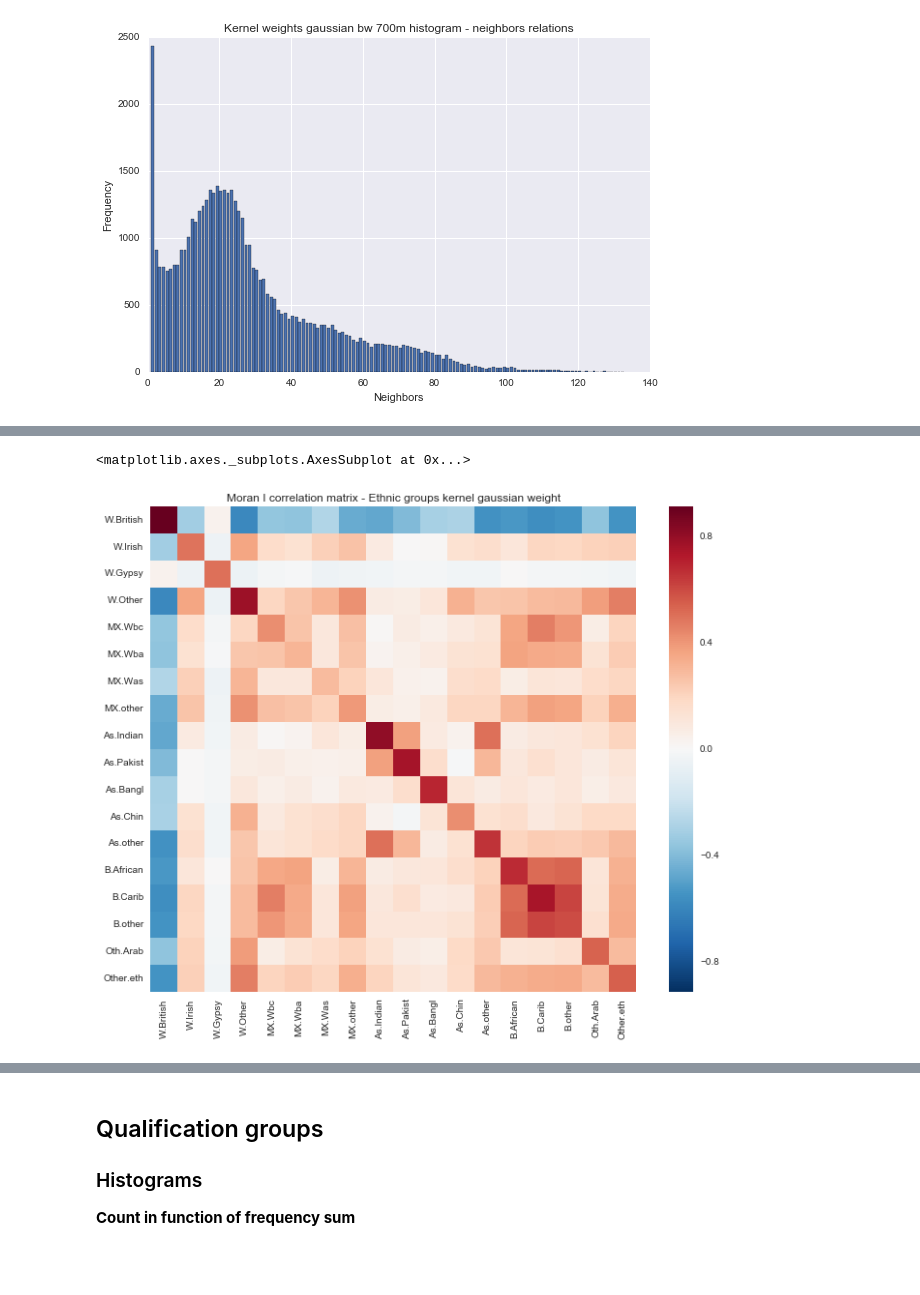
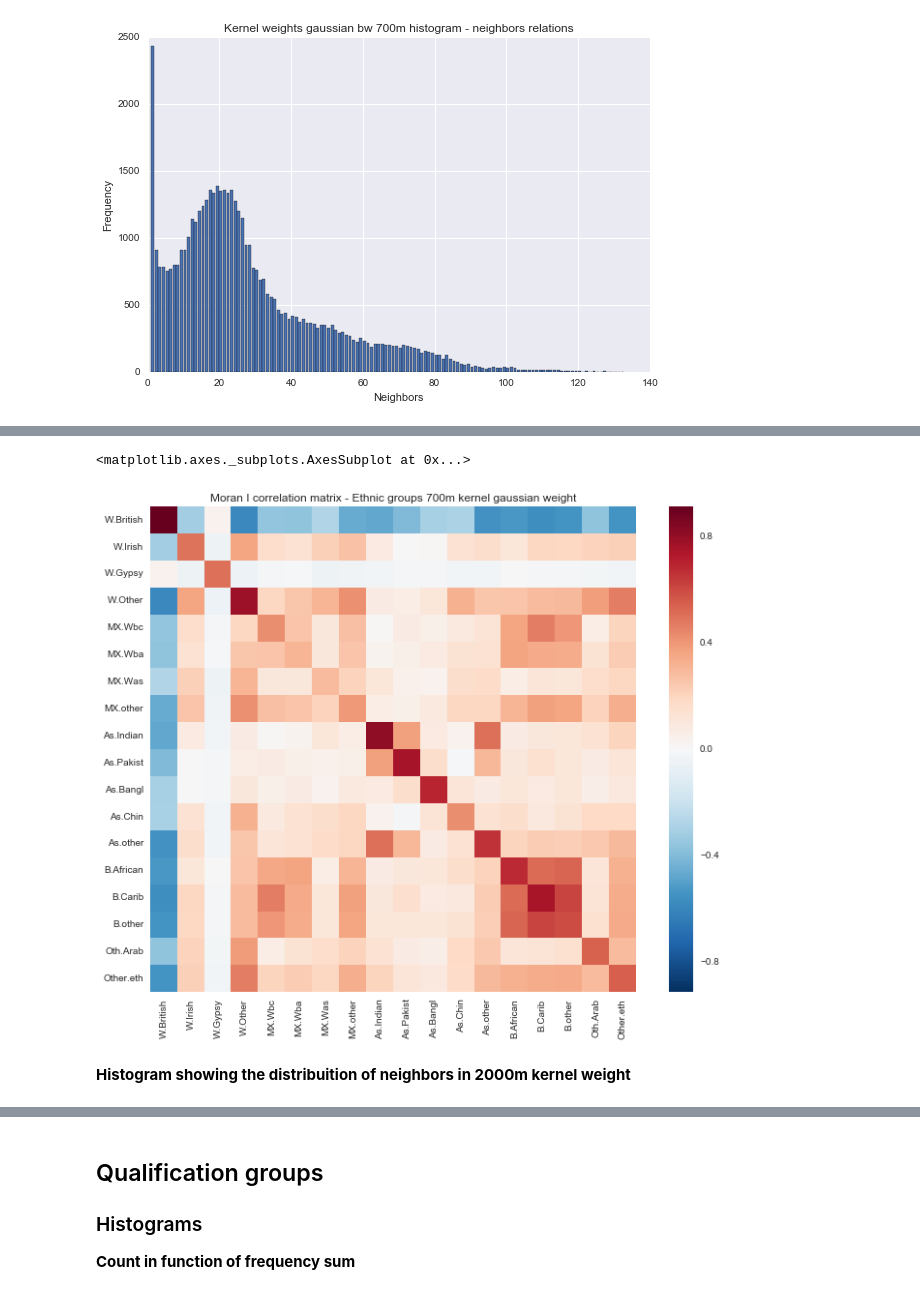
Before and after one commit to sandrofsousa/Resolution, a Jupyter notebook: Histograms - London.ipynb, the cells around one changed output, grey strips where cells are left out. Drawn from its saved outputs; the diff is of its cells as text; code cells hidden in the pictures; blank space fills up the shorter version.

```diff
--- a/Histograms - London.ipynb
+++ b/Histograms - London.ipynb
@@ -365,10 +364,12 @@ dfmoran_ethnic_dist
 # %%
 # Plot Heatmap based on dfmoran_ethnic_dist data frame - Proportions
 % matplotlib inline
 sns.set(context="notebook")
 f3, ax3 = plt.subplots(figsize=(12, 9))
-plt.title('Moran I correlation matrix - Ethnic groups kernel gaussian weight')
+plt.title('Moran I correlation matrix - Ethnic groups 700m kernel gaussian weight')
 sns.heatmap(dfmoran_ethnic_dist, square=True)
 # %% [output]
 <matplotlib.axes._subplots.AxesSubplot at 0x...>
-[figure, old version]
+[figure, new version]
+# %% [markdown]
+**Histogram showing the distribuition of neighbors in 2000m kernel weight**
```
Also changed, not shown: parts of 14 cells of this notebook, 1 other file.
